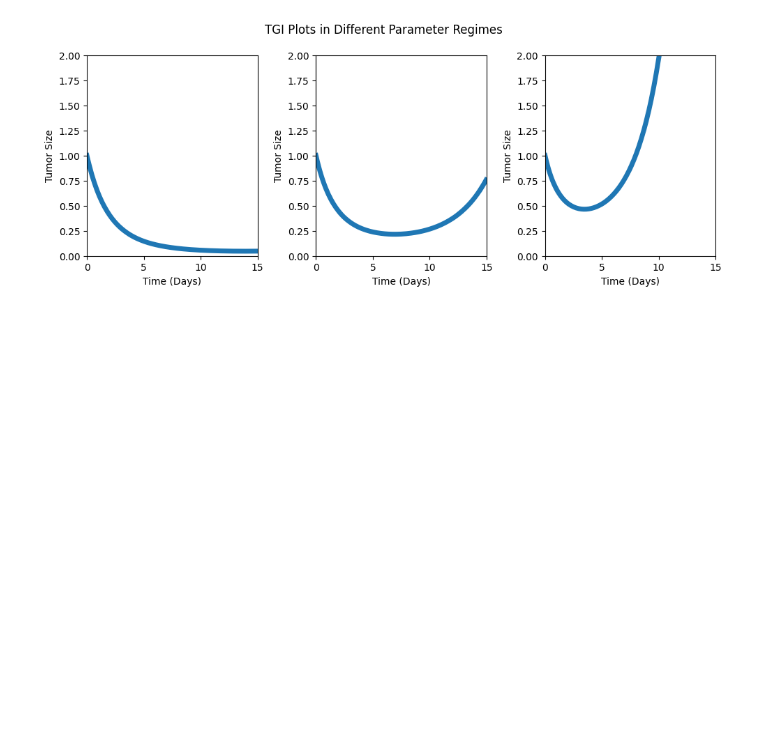
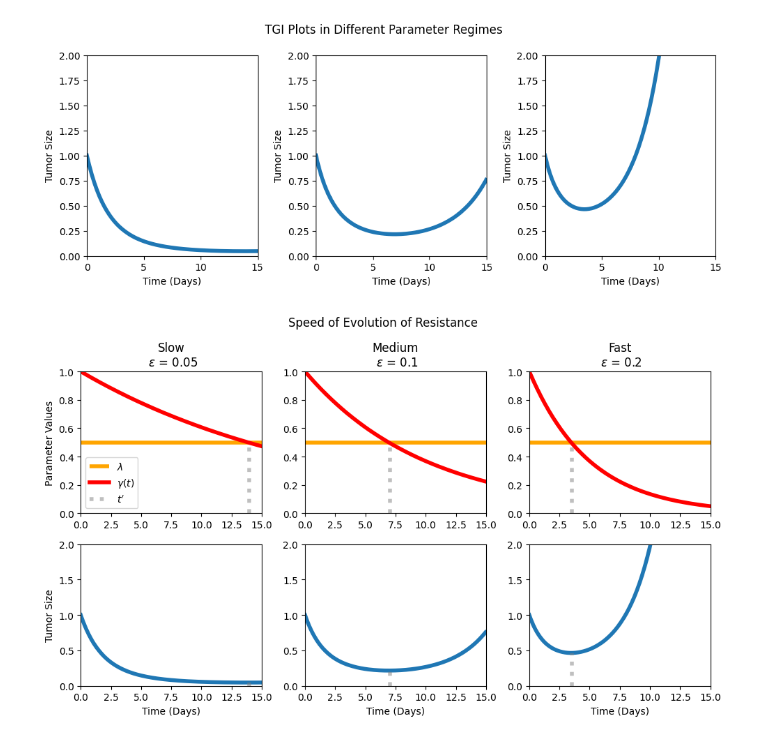
Before and after one commit to KCGallagher/treatment-sequencing, a Jupyter notebook: base_TGI_model.ipynb, the cells around one changed output. Cells and saved outputs as stored; diff of their text form; code cells hidden in the pictures; blank space fills up the shorter version.

Commit message:
Evolution speed plot

```diff
--- a/base_TGI_model.ipynb
+++ b/base_TGI_model.ipynb
@@ -19,9 +19,50 @@ for i, ax in enumerate(axs):
     params = {'lambda': lambda_vals[i], 'epsilon': epsilon_vals[i], 'V0': V0, 'gamma0': gamma0}
     model = GrowthInhibitionModel(params=params, method='Radau', dt = 0.11)
     model.simulate(tmax=t_max)
-    model.plot(ax=ax)
+    model.plot(ax=ax, linewidth=4)
     ax.set_ylim([0, 2]); ax.set_xlim(0, t_max)
 
 plt.suptitle("TGI Plots in Different Parameter Regimes"); plt.tight_layout()
 # %% [output]
 [figure]
+# %%
+def find_intersection_index(series, val):
+    # Find the closest index of a series to a given value.
+    # Assumes a monotonic series (will find first crossing otherwise)
+
+    series_diff = series - val
+    if series[0] < val:  # Transform series so it decreases to value
+        series_diff *= -1
+
+    return series_diff.lt(0).idxmax()
+# %%
+titles = ['Slow', 'Medium', 'Fast']
+lw = 4  # Linewidth parameter
+
+fig, axs = plt.subplots(2, 3, figsize=(10, 6))
+
+for i, title in enumerate(titles):
+    params = {'lambda': lambda_vals[i], 'epsilon': epsilon_vals[i], 'V0': V0, 'gamma0': gamma0}
+    model = GrowthInhibitionModel(params=params, method='Radau', dt = 0.11)
+    model.simulate(tmax=t_max)
+    model.plot(ax=axs[1][i], linewidth=lw, decorate_axes=False)
+    axs[1][i].set_xlabel('Time (Days)')
+
+    axs[0][i].set_ylim([0, 1]); axs[0][i].set_xlim(0, t_max)
+    axs[1][i].set_ylim([0, 2]); axs[1][i].set_xlim(0, t_max)
+
+    axs[0][i].hlines(xmin=0, xmax=t_max, y=lambda_vals[i], linewidth=lw, color='orange', label = r"$\lambda$")
+    axs[0][i].plot(model.results_df.Time, model.results_df.gamma, linewidth=lw, color='r', label = r"$\gamma(t)$")
+    axs[0][i].set_title(title + f"\n $\epsilon$ = {epsilon_vals[i]}")
+
+    intersection_index = find_intersection_index(model.results_df.gamma, lambda_vals[i])
+    axs[0][i].vlines(ymin=0, ymax=lambda_vals[i], x=model.results_df.Time.iloc[intersection_index],
+                     linewidth=lw, linestyle=':', color='gray', alpha=0.5, label = r"$t^{\prime}$")
+    axs[1][i].vlines(ymin=0, ymax=model.results_df.V.iloc[intersection_index], x=model.results_df.Time.iloc[intersection_index],
+                     linewidth=lw, linestyle=':', color='gray', alpha=0.5)
+
+axs[0][0].legend(loc=3); axs[0][0].set_ylabel('Parameter Values') ; axs[1][0].set_ylabel('Tumor Size')
+plt.suptitle("Speed of Evolution of Resistance"); plt.tight_layout()
+plt.savefig("images/TGI_evolution_speed.png")
+# %% [output]
+[figure, added]
```
Also changed, not shown: 3 other files.
